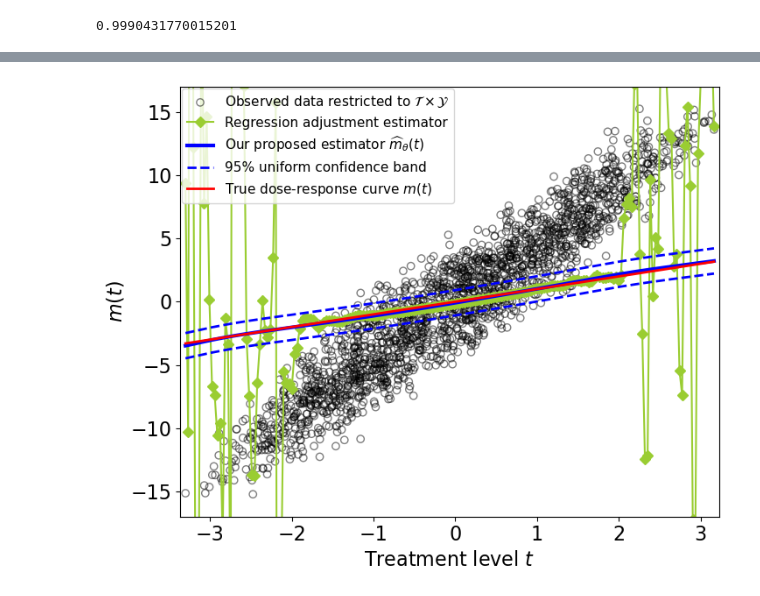
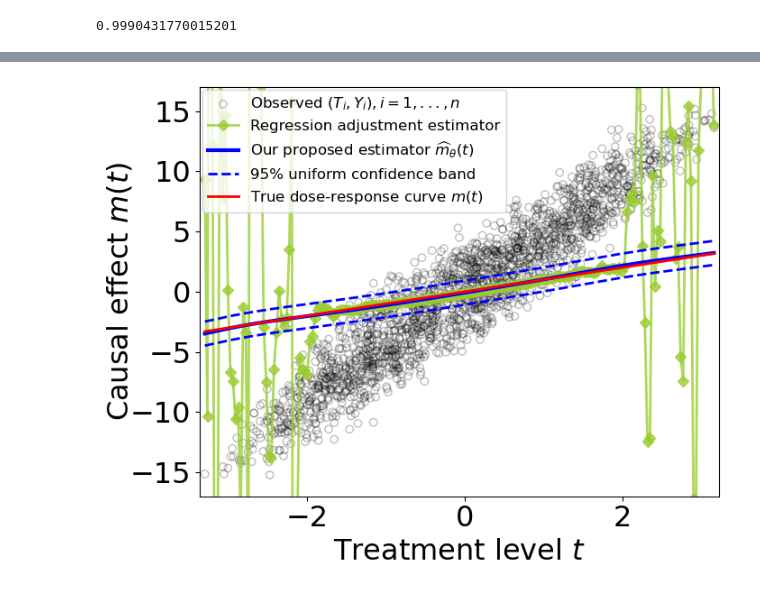
Before and after one commit to zhangyk8/npDoseResponse, a Jupyter notebook: Paper_Code/Simulation Figures.ipynb, the cells around one changed output, grey strips where cells are left out. Saved outputs shown, nothing was run; the diff lists cells and outputs as text; code cells hidden in the pictures.

```diff
--- a/Paper_Code/Simulation Figures.ipynb
+++ b/Paper_Code/Simulation Figures.ipynb
@@ -148,10 +150,10 @@ theta_est_boot_arr = []
 m_est_boot_arr = []
 for b in range(1, B+1):
     if b == 1:
-        with open('./Results_New/Simple_Eff_Bootstrap_'+str(b)+'_new1.dat', "rb") as file:
+        with open('./Results_New/Nonlinear_Eff_Bootstrap_'+str(b)+'_new1_n'+str(n)+'.dat', "rb") as file:
             theta_est, m_est, Y_RA, Y_RA_deriv, theta_est_boot, m_est_boot, Y_RA_boot, Y_RA_deriv_boot = pickle.load(file)
     else:
-        with open('./Results_New/Simple_Eff_Bootstrap_'+str(b)+'_new1.dat', "rb") as file:
+        with open('./Results_New/Nonlinear_Eff_Bootstrap_'+str(b)+'_new1_n'+str(n)+'.dat', "rb") as file:
             theta_est_boot, m_est_boot, Y_RA_boot, Y_RA_deriv_boot = pickle.load(file)
     theta_est_boot_arr.append(theta_est_boot)
     m_est_boot_arr.append(m_est_boot)
@@ -271,9 +276,10 @@ m_boot3_abs = np.abs(m_est3_boot_arr - m_est3)
 theta_alpha_var3 = np.quantile(theta_boot3_abs, 0.95, axis=0)
 m_alpha_var3 = np.quantile(m_boot3_abs, 0.95, axis=0)
 # %%
-plt.rcParams.update({'font.size': 16})
+plt.rcParams.update({'font.size': 23})
 plt.figure(figsize=(7.5,6))
-plt.plot(t_qry3, Y3_RA_deriv, color='darkorange', marker='D', label=r'Regression adjustment estimator')
+plt.plot(t_qry3, Y3_RA_deriv, color='darkorange', marker='D', linewidth=2, alpha=0.75,
+         label=r'Regression adjustment estimator')
 plt.plot(t_qry3, theta_est3, color='seagreen', marker='o', linewidth=2, label=r'Our proposed estimator $\widehat{\theta}_C(t)$')
 plt.fill_between(t_qry3, theta_est3 - theta_alpha_var3, theta_est3 + theta_alpha_var3, color='seagreen',
                  alpha=.3, label='95% pointwise confidence intervals')
@@ -282,9 +288,9 @@ plt.plot(t_qry3, theta_est3 + theta_alpha3, linestyle='dashed', color='seagreen'
          label='95% uniform confidence band')
 plt.plot(t_qry3, np.ones_like(t_qry3), color='red', linewidth=2, label=r'True derivative $\theta(t)$')
 plt.ylim([-0.6,3.5])
-plt.legend(fontsize=11, loc='upper left', bbox_to_anchor=(-0.01, 1.01))
+plt.legend(fontsize=12, loc='upper left', bbox_to_anchor=(-0.01, 1.01))
 plt.xlabel('Treatment level $t$')
-plt.ylabel(r'$\theta(t)$')
+plt.ylabel(r'Derivative effect $\theta(t)$', labelpad=0)
 plt.margins(x=0.01, y=0.012)
 plt.tight_layout()
 plt.savefig('./Figures/linear_conf_theta.pdf', bbox_inches='tight')
@@ -293,23 +299,24 @@ plt.savefig('./Figures/linear_conf_theta.pdf', bbox_inches='tight')
 # %%
-plt.rcParams.update({'font.size': 16})
+plt.rcParams.update({'font.size': 23})
 plt.figure(figsize=(7.5,6))
-plt.scatter(T3, Y3, facecolors='none', edgecolors='black', alpha=0.5,
-            label=r'Observed data restricted to $\mathcal{T}\times\mathcal{Y}$')
+plt.scatter(T3, Y3, facecolors='none', edgecolors='black', alpha=0.25,
+            label=r'Observed $(T_i,Y_i), i=1,...,n$')
 # sns.rugplot(T, height=0.025, color='grey')
-plt.plot(t_qry3, Y3_RA, color='yellowgreen', marker="D", label=r'Regression adjustment estimator')
+plt.plot(t_qry3, Y3_RA, color='yellowgreen', marker="D", linewidth=2, alpha=0.8,
+         label=r'Regression adjustment estimator')
 plt.plot(t_qry3, m_est3, color='blue', linewidth=3, label=r'Our proposed estimator $\widehat{m}_{\theta}(t)$')
 # plt.fill_between(t_qry3, m_est3 - m_alpha_var3, m_est3 + m_alpha_var3, color='b',
 #                  alpha=.3, label='95% pointwise confidence intervals')
 plt.plot(t_qry3, m_est3 - m_alpha3, linestyle='dashed', color='blue', linewidth=2)
 plt.plot(t_qry3, m_est3 + m_alpha3, linestyle='dashed', color='blue', linewidth=2,
          label='95% uniform confidence band')
 plt.plot(t_qry3, t_qry3, color='red', linewidth=2, label=r'True dose-response curve $m(t)$')
-plt.legend(fontsize=11, loc='upper left', bbox_to_anchor=(-0.01, 1.012))
+plt.legend(fontsize=12, loc='upper left', bbox_to_anchor=(-0.01, 1.012))
 plt.ylim([-17,17])
 plt.xlabel('Treatment level $t$')
-plt.ylabel(r'$m(t)$')
+plt.ylabel(r'Causal effect $m(t)$', labelpad=-3)
 plt.margins(x=0.01, y=0.02)
 plt.tight_layout()
 plt.savefig('./Figures/linear_conf_m.pdf', bbox_inches='tight')
 # %% [output]
-[figure, old version]
+[figure, new version]
```
Also changed, not shown: parts of 9 cells of this notebook.
